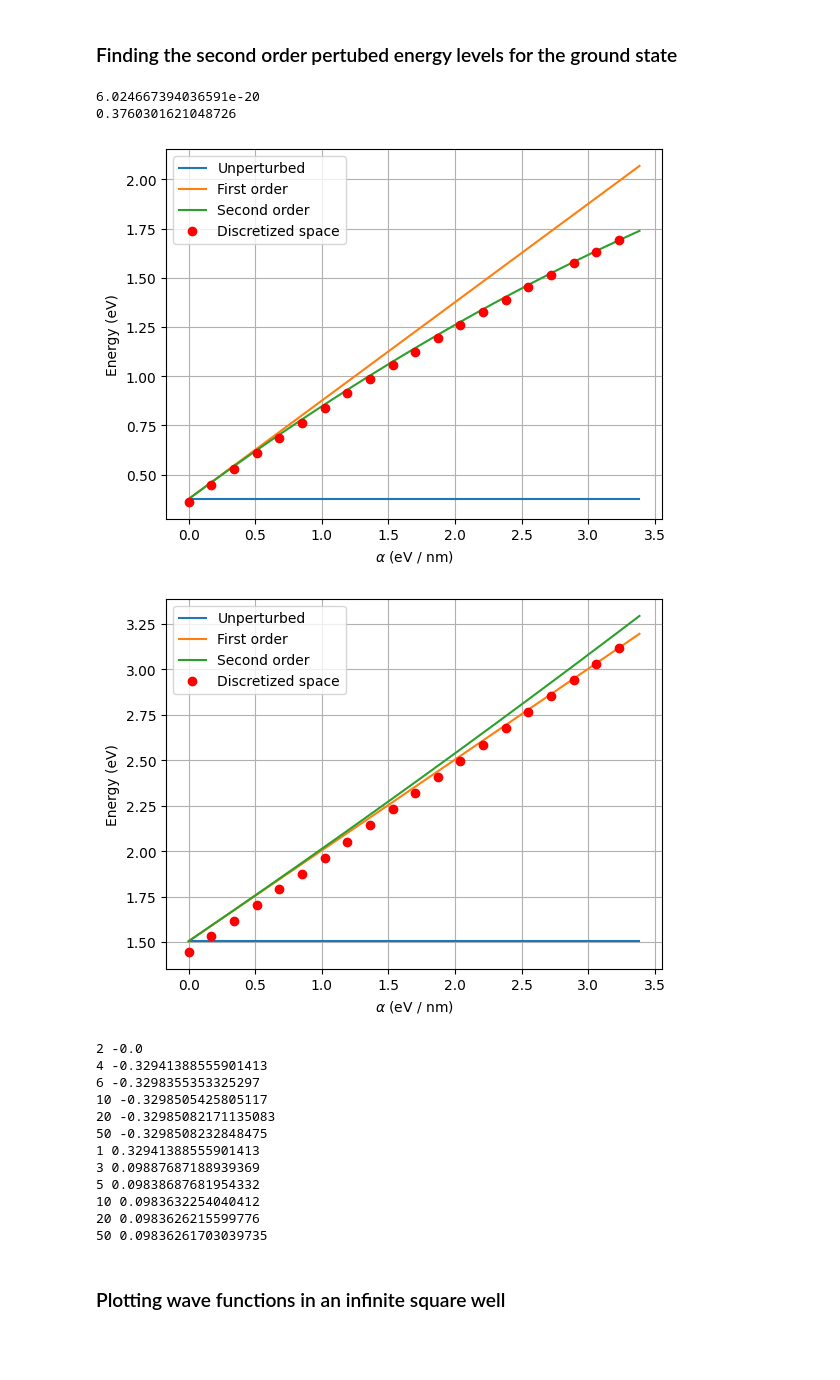
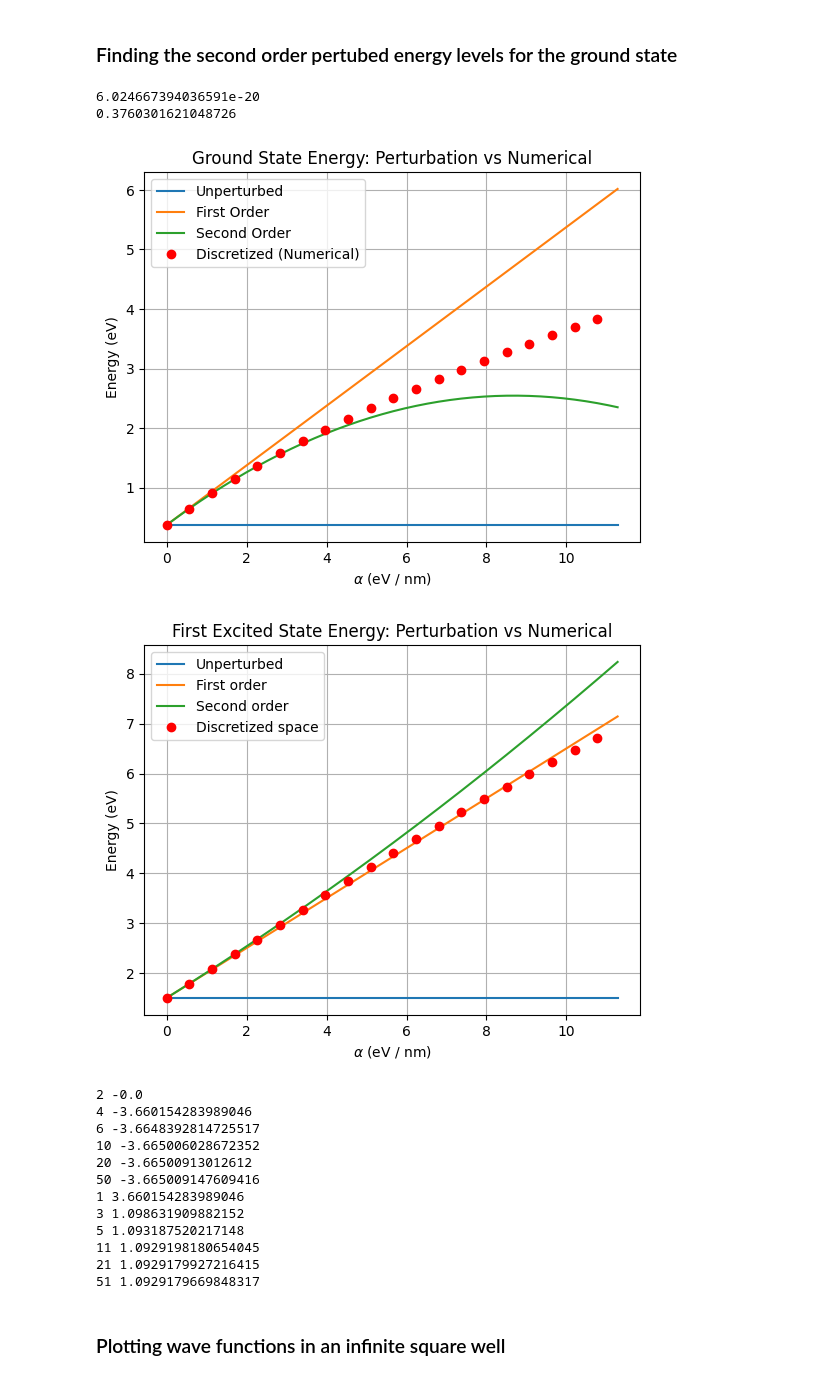
Before and after one commit to GijsKUU/QuantumMechanicsPractical1, a Jupyter notebook: Perturbation.ipynb, the cells around one changed output. Cells and saved outputs as stored; diff of their text form; code cells hidden in the pictures; blank space fills up the shorter version.

```diff
--- a/Perturbation.ipynb
+++ b/Perturbation.ipynb
@@ -130,9 +159,10 @@ We choose alpha such that the first-order perturbative correction becomes compar
 """
 alpha_min = 0
 delta_E = (3 * (np.pi**2) * (sc.hbar**2)) / (2 * particle_mass * (well_length**2))
-alpha_max = delta_E  / well_length * 3
+alpha_max = delta_E  / well_length * 10
 num_steps = 200
 alpha_values = np.linspace(alpha_min, alpha_max, num_steps)
+excited_state_zoom_factor = 3
 
 E0 = unperturbed_energy(1, particle_mass, well_length)
 E1 = unperturbed_energy(2, particle_mass, well_length)
@@ -148,26 +178,32 @@ Excited_discretized = []
 for index,alpha in enumerate(alpha_values):
     # Energy levels for the ground state
     E1n = first_order_correction(alpha, well_length)    # E(1)n, as this is the same for all states
+    """
     E21 = second_order_correction_groundstate(          # E(2)1
         alpha,
         particle_mass,
         well_length,
         max_n=50
     )
+    """
+    E21 = second_order_correction(1, alpha, particle_mass, well_length, mmax=500)
+
     E_ground.append(E0 + E1n + E21)
-
+    """
     # energy levels for the first excited state
     E22 = second_order_correction_first_excited_state(
-        alpha,
+        alpha * excited_state_zoom_factor,
         particle_mass,
         well_length,
         max_m=50
     )
+    """
+    E22 = second_order_correction(2, alpha, particle_mass, well_length, mmax=500)
     E_firstexcited.append(E1 + E1n + E22)
 
     # energy levels for discretized space, only save a couple of points
     if(index % 10 == 0):
-        singleResult = sorted(discretization(well_length, N, particle_mass, alpha))
+        singleResult = sorted(solve_discretization(well_length, N, particle_mass, alpha))
         Ground_discretized.append(singleResult[0]/sc.electron_volt)
         Excited_discretized.append(singleResult[1]/sc.electron_volt)
 
@@ -180,7 +216,11 @@ E_firstexcited = np.array(E_firstexcited)
 E_ground_ev = E_ground / sc.electron_volt
 E_firstexcited_ev = E_firstexcited / sc.electron_volt
 
-alpha_ev_per_nm = alpha_values * well_length / sc.electron_volt
+# Convert alpha (J/m) to (eV/nm)
+# Divide by elementary charge to get eV/m, then by 1e9 to get eV/nm
+alpha_ev_per_nm = alpha_values / (sc.electron_volt * 1e9)
+alpha_ev_per_nm_excited = (alpha_values) / (sc.electron_volt * 1e9)
+
 
 # creating a list of energy values with only the first correction applied, in eV
 E_first_only_ev_ground = (E0 + alpha_values * well_length / 2) / sc.electron_volt
@@ -188,60 +228,62 @@ E_first_only_ev_firstexcited = (E1 + ((alpha_values * well_length) / 2)) / sc.el
 
 # Plotting for the ground state
 plt.figure()
-plt.plot(alpha_ev_per_nm, E0 / sc.electron_volt * np.ones_like(alpha_values)) # unperturbed energy
-plt.plot(alpha_ev_per_nm, E_first_only_ev_ground) # first-order correction
-plt.plot(alpha_ev_per_nm, E_ground_ev)  # second-order correction
-plt.plot(alpha_ev_per_nm[::10], Ground_discretized, 'ro') # we need to take a slice of the alpha per eV set
+plt.title('Ground State Energy: Perturbation vs Numerical') # Added Title
+plt.plot(alpha_ev_per_nm, E0 / sc.electron_volt * np.ones_like(alpha_values),label='Unperturbed') # unperturbed energy
+plt.plot(alpha_ev_per_nm, E_first_only_ev_ground, label='First Order') # first-order correction
+plt.plot(alpha_ev_per_nm, E_ground_ev, label='Second Order')  # second-order correction
+plt.plot(alpha_ev_per_nm[::10], Ground_discretized, 'ro', label='Discretized (Numerical)') # we need to take a slice of the alpha per eV set
 
 plt.xlabel(r'$\alpha$ (eV / nm)')
 plt.ylabel('Energy (eV)')
-plt.legend(['Unperturbed', 'First order', 'Second order', 'Discretized space'])
+plt.legend()
 plt.grid(True)
 plt.show()
 
 
 # Plotting for the first excited state
 plt.figure()
-plt.plot(alpha_ev_per_nm, E1 / sc.electron_volt * np.ones_like(alpha_values)) # unperturbed energy
-plt.plot(alpha_ev_per_nm, E_first_only_ev_firstexcited) # first order correction
-plt.plot(alpha_ev_per_nm, E_firstexcited_ev)
-plt.plot(alpha_ev_per_nm[::10], Excited_discretized, 'ro')
+plt.title('First Excited State Energy: Perturbation vs Numerical') # Added Title
+plt.plot(alpha_ev_per_nm_excited, E1 / sc.electron_volt * np.ones_like(alpha_values)) # unperturbed energy
+plt.plot(alpha_ev_per_nm_excited, E_first_only_ev_firstexcited) # first order correction
+plt.plot(alpha_ev_per_nm_excited, E_firstexcited_ev)
+plt.plot(alpha_ev_per_nm_excited[::10], Excited_discretized, 'ro')
 
 plt.xlabel(r'$\alpha$ (eV / nm)')
 plt.ylabel('Energy (eV)')
 plt.legend(['Unperturbed', 'First order', 'Second order', 'Discretized space'])
 plt.grid(True)
 plt.show()
 
 for max_n in [2, 4, 6, 10, 20, 50]:
     E2 = second_order_correction_groundstate(alpha_max, particle_mass, well_length, max_n)
     print(max_n, E2 / sc.electron_volt)
 
-for max_m in [1, 3, 5, 10, 20, 50]:
+for max_m in [1, 3, 5, 11, 21, 51]:
     E22 = second_order_correction_first_excited_state(
         alpha_max,
         particle_mass,
         well_length,
         max_m=max_m
     )
     print(max_m, E22 / sc.electron_volt)
 # %% [output]
 6.024667394036591e-20
 0.3760301621048726
-[figure, old version]
+[figure, new version]
-[figure, old version]
+[figure, new version]
 2 -0.0
-4 -0.32941388555901413
-6 -0.3298355353325297
-10 -0.3298505425805117
-20 -0.32985082171135083
-50 -0.3298508232848475
-1 0.32941388555901413
-3 0.09887687188939369
-5 0.09838687681954332
-10 0.0983632254040412
-20 0.0983626215599776
-50 0.09836261703039735
+4 -3.660154283989046
+6 -3.6648392814725517
+10 -3.665006028672352
+20 -3.66500913012612
+50 -3.665009147609416
+1 3.660154283989046
+3 1.098631909882152
+5 1.093187520217148
+11 1.0929198180654045
+21 1.0929179927216415
+51 1.0929179669848317
 # %% [markdown]
 <h3> Plotting wave functions in an infinite square well </h3>
 # %%
```
Also changed, not shown: parts of 6 cells of this notebook.
